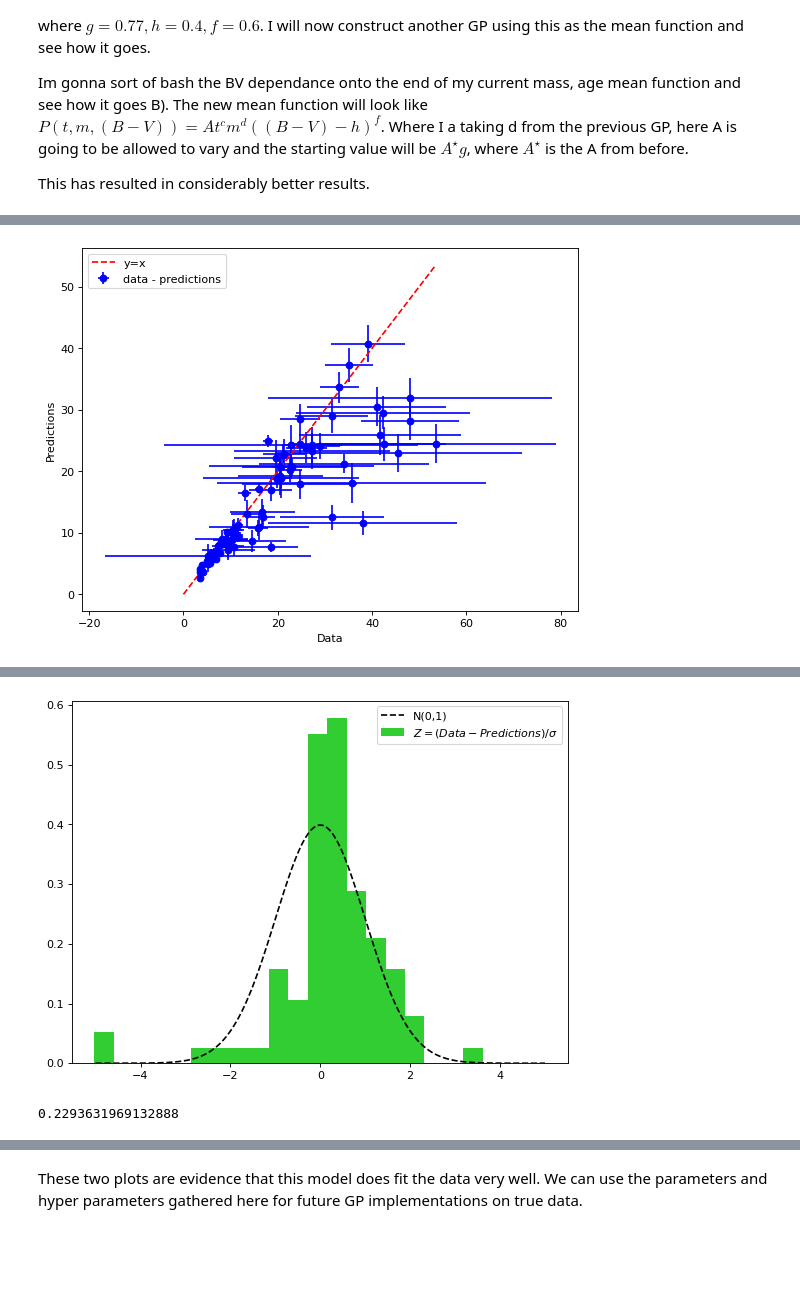
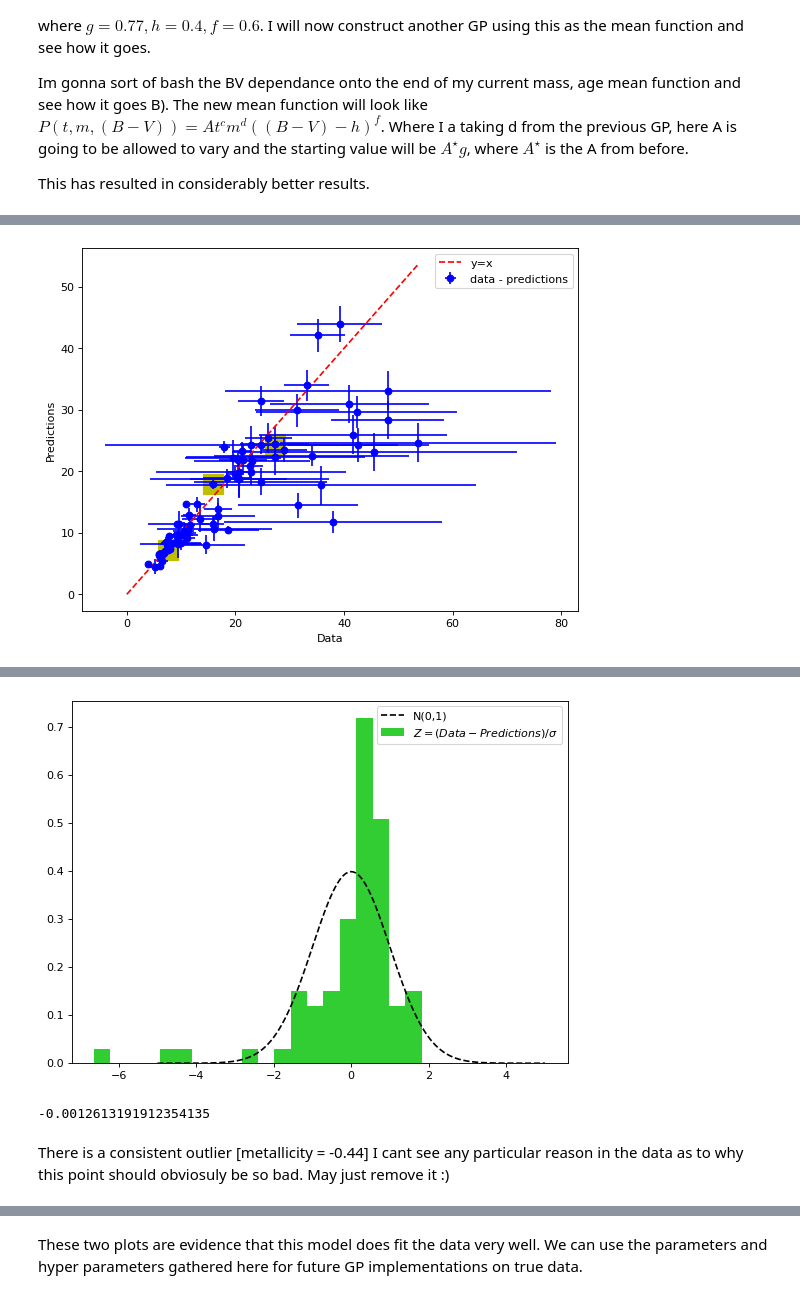
Before and after one commit to ni-phy/year4-project, a Jupyter notebook: Henry/3d_fitting_real.ipynb, the cells around one changed output, grey strips where cells are left out. Cells and saved outputs as stored; diff of their text form; code cells hidden in the pictures; blank space fills up the shorter version.

```diff
--- a/Henry/3d_fitting_real.ipynb
+++ b/Henry/3d_fitting_real.ipynb
@@ -107,6 +129,10 @@ Mass  = np.array(data['modmass'])
 Mass_err_lo = np.array(data['lomodmass'])
 Mass_err_hi = np.array(data['upmodmass'])
 
+source = np.array(data['source'])
+
+hr_class = np.array(data['hrclass'])
+
 metal = np.array(data['feh'])
 
 b = pyasl.BallesterosBV_T()
@@ -120,10 +146,12 @@ Age_err = np.array([lin_err(Age[i], Age_err_lo[i], Age_err_hi[i]) for i in range
 Prot_err = np.array([lin_err(Prot[i], Prot_err_lo[i], Prot_err_hi[i]) for i in range(data_points)])
 
 
-sel_good = np.where((Age > 0.5)& (Prot_err < 40) & (Mass <1.6) & (Age != 2.6) & (flag != 3)) # select stars that arent too young and have 'sensible' error
+#sel_good = np.where((Age > 0.5)& (Prot_err < 40) & (Mass <1.29) & (Age != 2.6) & (flag != 3) &(flag!=2)) # select stars that arent too young and have 'sensible' error
 
-sel_bad = np.where(( (Age>5)&(Prot<4))) # Remove old stars that spin too fast
+#sel_bad = np.where(( (Age>5)&(Prot<4))) # Remove old stars that spin too fast
 
+sel_good = np.where((Age > 0.5)& (Prot_err < 40) & (Age != 2.6) & (flag != 3) &(flag!=2) & (metal != -0.44)) # select stars that arent too young and have 'sensible' error
+sel_bad = np.where(( (Age<2.2)&(Prot<6.1))) # young spinners
 
 #print(np.where(sel_good[0] == sel_bad[0][0]))
 xy, x_ind, y_ind  = (np.intersect1d(sel_good[0], sel_bad[0], return_indices=True))
@@ -142,7 +170,9 @@ Age_err_lo = Age_err_lo[sel]
 Age_err_hi = Age_err_hi[sel]
 Age_err = Age_err[sel]
 metal = metal[sel]
+source = source[sel]
 Mass = Mass[sel]
+hr_class = hr_class[sel]
 Mass_err_hi = Mass_err_hi[sel]
 Mass_err_lo = Mass_err_lo[sel]
 
@@ -256,7 +384,7 @@ with pm.Model() as model:
 # %%
 
 with model:
-  trace = pm.sample(2000, tune=3000, cores=2, target_accept=0.95)
+  trace = pm.sample(2000, tune=3000, cores=2, target_accept=0.9)
   arviz.plot_trace(trace)
 # %% [output]
 WARNING (theano.tensor.blas): We did not find a dynamic library in the library_dir of the library we use for blas. If you use ATLAS, make sure to compile it with dynamics library.
@@ -443,39 +620,55 @@ plt.plot([0, np.amax(vals[2,:])], [0, np.amax(vals[2,:])], linestyle='--', label
 plt.errorbar(Prot, mu, yerr=std, xerr=Prot_err, fmt='o', label=r'data - predictions', color='b', alpha=1)
 
 
-
-#plt.fill_between(vals[2,:], vals[0,:] - vals[1,:], vals[0,:] + vals[1,:], alpha=0.3, label=r'$\sigma$',interpolate=True, color='blue')
-#plt.fill_between(vals[2,:], vals[0,:] - 2*vals[1,:], vals[0,:] + 2*vals[1,:], alpha=0.2, label=r'$2\sigma$', interpolate=True, color='b')
+#vals = np.sort(np.array([mu, std, Prot, Prot_err]), axis=1)
+#plt.fill_between(Prot, mu - std, mu + std, alpha=0.3, label=r'$\sigma$',interpolate=True, color='blue')
+#plt.fill_between(Prot, mu - 2*std, mu + 2*std, alpha=0.2, label=r'$2\sigma$', interpolate=True, color='b')
 plt.xlabel('Data')
 plt.ylabel('Predictions')
 plt.savefig("R_Ba.png")
 files.download("R_Ba.png")
 plt.legend()
 plt.xlabel('Data')
 plt.ylabel('Predictions')
+#plt.axhline(mu[6], color='y')
+#plt.axvline(Prot[6], color='y')
+plt.scatter([Prot[10], Prot[48], Prot[18]], [mu[10], mu[48], mu[18]], marker='s', color='y', s=300)
+
+#plt.axhline(mu[36], color='r')
+#plt.axvline(Prot[36], color='r')
+
+
+#plt.axhline(mu[13], color='g')
+#plt.axvline(Prot[13], color='g')
+
 plt.show()
 
 
 Z = (Prot - mu)/np.sqrt(std**2 + Prot_err**2)
 x = np.linspace(-5,5, 1000)
 norm = 1/np.sqrt(2 * np.pi) * np.exp(-1/2 * x**2) #N(0,1) to compare with Z
 
 
 plt.figure(num=None, figsize=(8, 6), dpi=80, facecolor='w', edgecolor='k')
 plt.hist(Z, density=True, label=r'$Z=(Data-Predictions)/\sigma$', color='limegreen', bins=20)
 plt.plot(x,norm, label='N(0,1)', color='k', linestyle='--')
 plt.legend()
 plt.savefig("H_Ba.png")
 files.download("H_Ba.png")
+
+
+#plt.hist(np.random.normal(0,1, size=Z.shape[0]), density=True)
 plt.show()
 print(Z.mean())
 # %% [output]
 [interactive output not drawn]
 [interactive output not drawn]
-[figure, old version]
+[figure, new version]
 [interactive output not drawn]
 [interactive output not drawn]
-[figure, old version]
+[figure, new version]
-0.2293631969132888
+-0.0012613191912354135
+# %% [markdown]
+There is a consistent outlier [metallicity = -0.44] I cant see any particular reason in the data as to why this point should obviosuly be so bad. May just remove it :)
 # %%
 #print(np.mean(Z))
```
Also changed, not shown: parts of 27 cells of this notebook.
